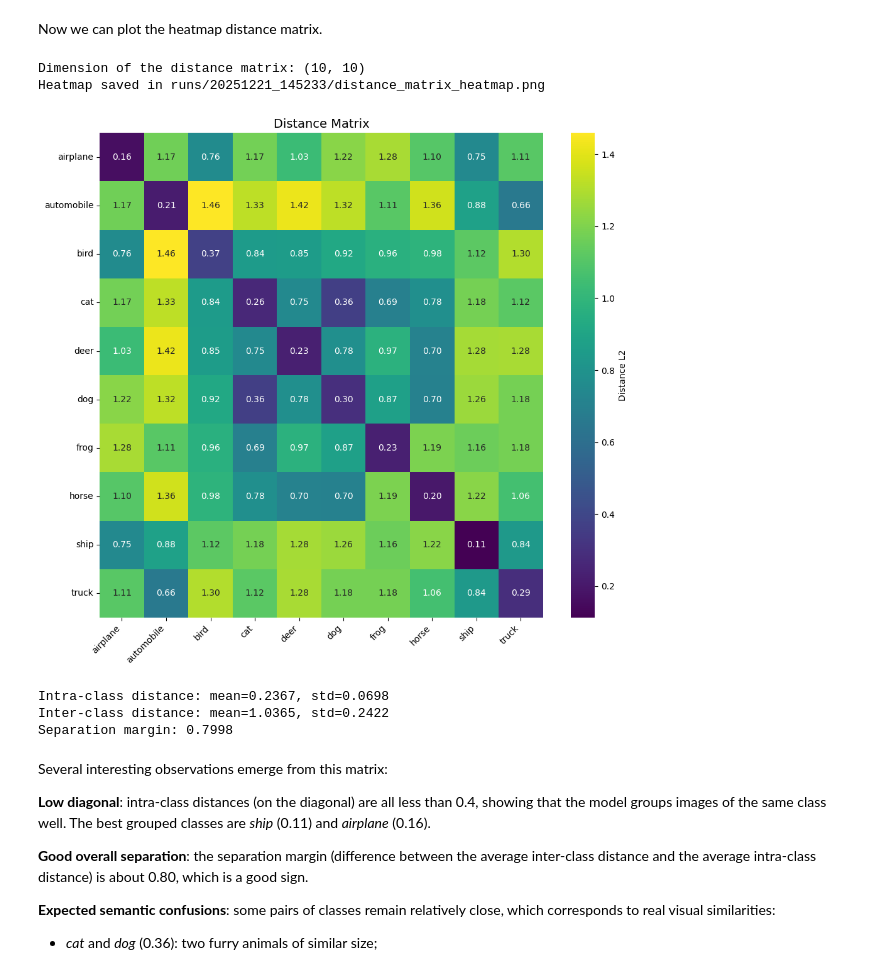
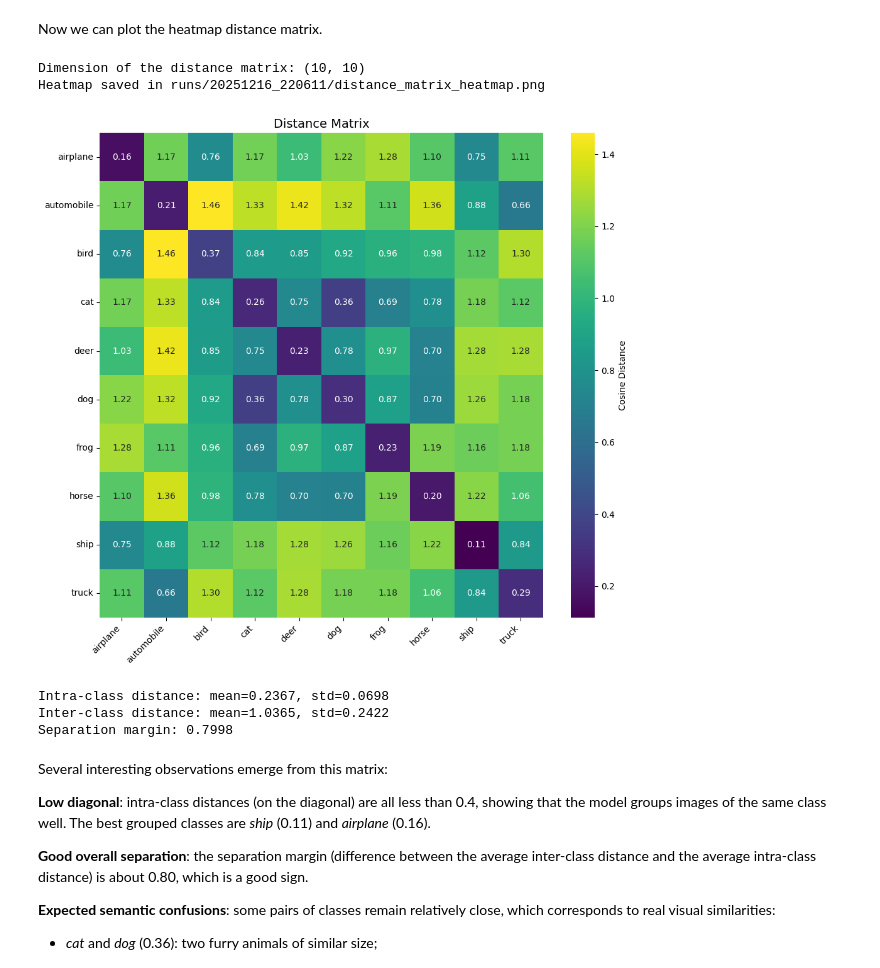
Before and after one commit to adlane98/koleo-study, a Jupyter notebook: notebooks/english/chapter1.ipynb, the cells around one changed output. Cells and saved outputs as stored; diff of their text form; code cells hidden in the pictures.

```diff
--- a/notebooks/english/chapter1.ipynb
+++ b/notebooks/english/chapter1.ipynb
@@ -39,7 +39,7 @@ def unpickle(file):
         dict = pickle.load(fo, encoding='bytes')
     return dict
 
-data_batch = [unpickle(f"../../../cifar-10-python/data_batch_{i}") for i in range(1, 6)]
+data_batch = [unpickle(f"../cifar-10-python/data_batch_{i}") for i in range(1, 6)]
 images = np.concatenate([data_batch[i][b'data'] for i in range(5)])
 labels = np.concatenate([data_batch[i][b'labels'] for i in range(5)])
 
@@ -666,5 +665,5 @@ plt.show()
 # %% [markdown]
 Here, we add code to reload the model in case something goes wrong later in the notebook.
 # %%
-# save_dir = Path("runs/20251213_224845")
-# net.load_state_dict(torch.load(save_dir / 'best_epoch_2.pth'))
+save_dir = Path("runs/20251216_220611")
+net.load_state_dict(torch.load(save_dir / 'epoch_15.pth'))
@@ -742,36 +743,36 @@ sns.heatmap(dist_matrix,
             xticklabels=col_labels,
             yticklabels=row_labels,
             annot=True,
             fmt='.2f',
             cmap='viridis',
-            cbar_kws={'label': 'Distance L2'})
+            cbar_kws={'label': 'Cosine Distance'})
 
 plt.title('Distance Matrix', fontsize=14)
 plt.xticks(rotation=45, ha='right')
 plt.yticks(rotation=0)
 plt.tight_layout()
 
 plot_filename = save_dir / "distance_matrix_heatmap.png"
 plt.savefig(plot_filename)
 print(f"Heatmap saved in {plot_filename}")
 
 plt.show()
 plt.close()
 
 same_class_dists = np.diag(dist_matrix)
 diff_class_dists = []
 for i in range(10):
     for j in range(10):
         if i != j:
             diff_class_dists.append(dist_matrix[i, j])
 
 print(f"\nIntra-class distance: mean={np.mean(same_class_dists):.4f}, std={np.std(same_class_dists):.4f}")
 print(f"Inter-class distance: mean={np.mean(diff_class_dists):.4f}, std={np.std(diff_class_dists):.4f}")
 print(f"Separation margin: {np.mean(diff_class_dists) - np.mean(same_class_dists):.4f}")
 # %% [output]
 Dimension of the distance matrix: (10, 10)
-Heatmap saved in runs/20251221_145233/distance_matrix_heatmap.png
+Heatmap saved in runs/20251216_220611/distance_matrix_heatmap.png
-[figure, old version]
+[figure, new version]
 Intra-class distance: mean=0.2367, std=0.0698
 Inter-class distance: mean=1.0365, std=0.2422
 Separation margin: 0.7998
```
Also changed, not shown: parts of 16 cells of this notebook, 12 other files.
